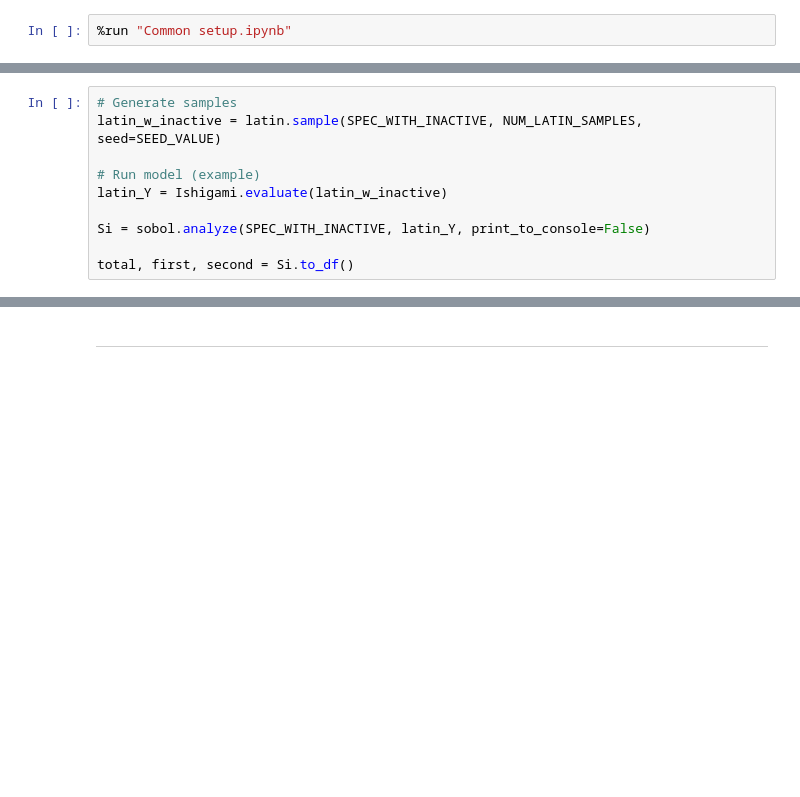
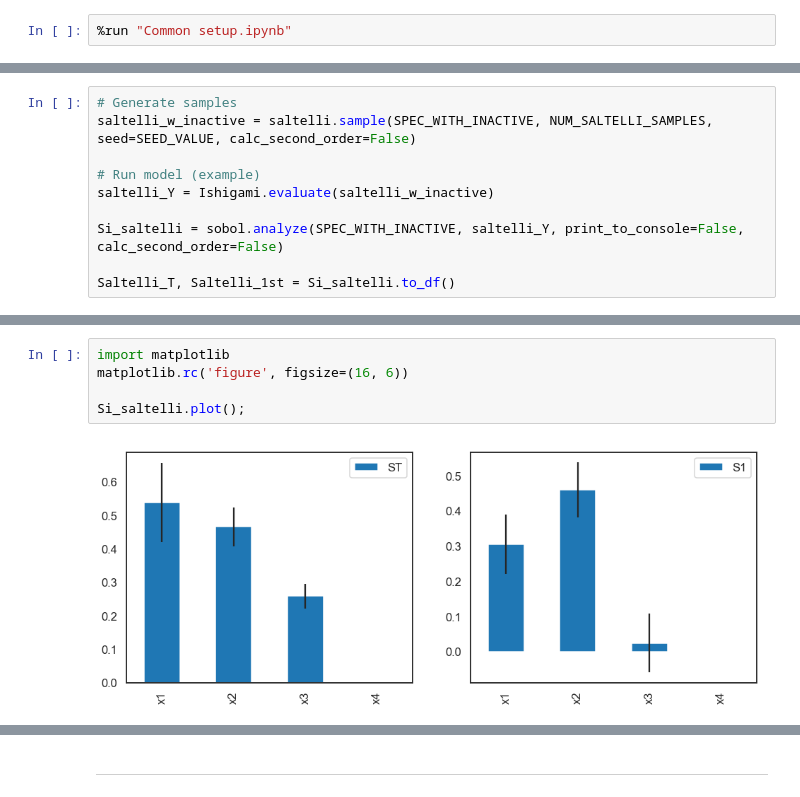
Before and after one commit to ConnectedSystems/oat-use, a Jupyter notebook: notebooks/2 GSA with inactive parameter.ipynb, the cells around one changed output, grey strips where cells are left out. Drawn from its saved outputs; the diff is of its cells as text; blank space fills up the shorter version.

```diff
--- a/notebooks/2 GSA with inactive parameter.ipynb
+++ b/notebooks/2 GSA with inactive parameter.ipynb
@@ -9,10 +38,10 @@ You will see below that parameter `x4` comes out as being sensitive even though
 # %%
 # Generate samples
-latin_w_inactive = latin.sample(SPEC_WITH_INACTIVE, NUM_LATIN_SAMPLES, seed=SEED_VALUE)
+saltelli_w_inactive = saltelli.sample(SPEC_WITH_INACTIVE, NUM_SALTELLI_SAMPLES, seed=SEED_VALUE, calc_second_order=False)
 
 # Run model (example)
-latin_Y = Ishigami.evaluate(latin_w_inactive)
+saltelli_Y = Ishigami.evaluate(saltelli_w_inactive)
 
-Si = sobol.analyze(SPEC_WITH_INACTIVE, latin_Y, print_to_console=False)
+Si_saltelli = sobol.analyze(SPEC_WITH_INACTIVE, saltelli_Y, print_to_console=False, calc_second_order=False)
 
-total, first, second = Si.to_df()
+Saltelli_T, Saltelli_1st = Si_saltelli.to_df()
@@ -35,0 +64,7 @@ first.round(4)
+# %%
+import matplotlib
+matplotlib.rc('figure', figsize=(16, 6))
+
+Si_saltelli.plot();
+# %% [output]
+[figure, added]
```
Also changed, not shown: parts of 46 cells of this notebook, 3 other files.
